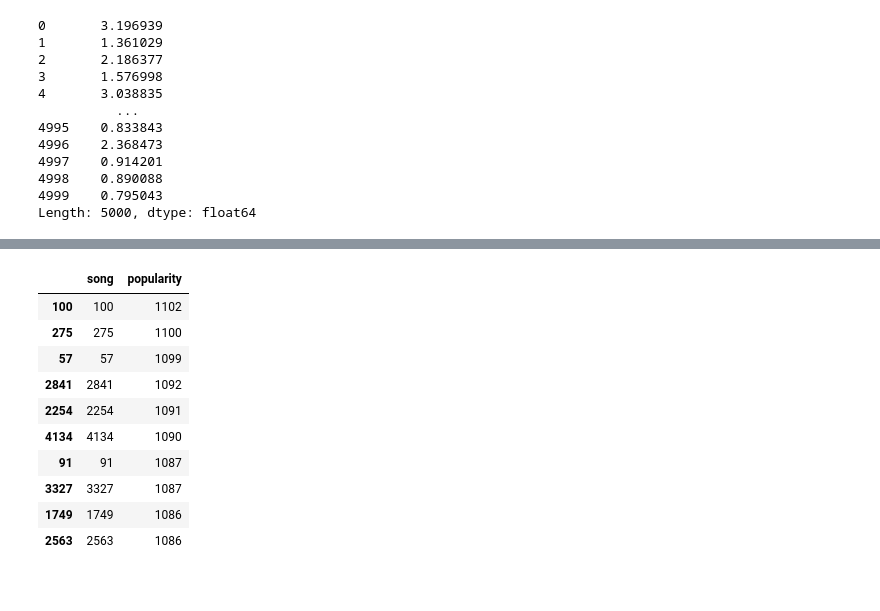
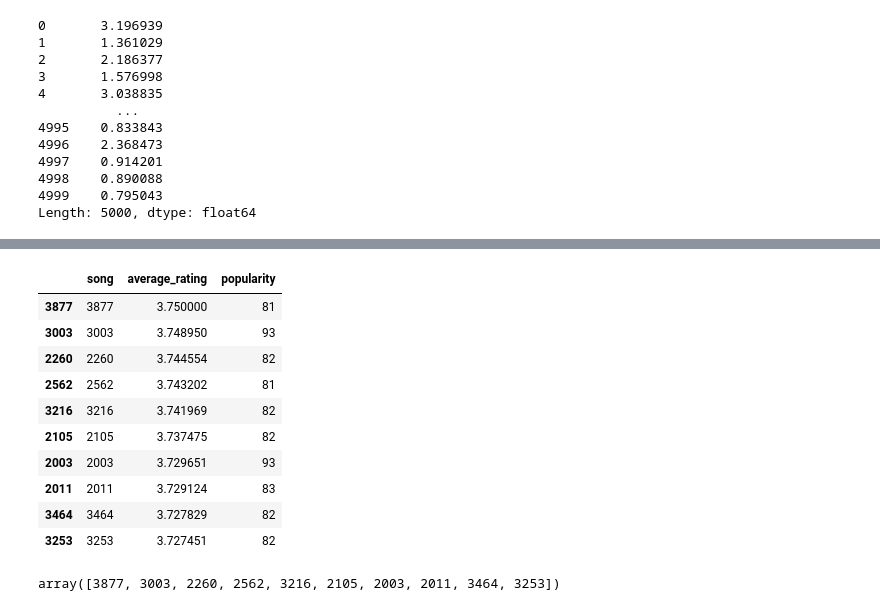
Before and after one commit to HongjinZhu/IDS-Capstone-Project, a Jupyter notebook: capsQ9.ipynb, the cells around one changed output, grey strips where cells are left out. Saved outputs shown, nothing was run; the diff lists cells and outputs as text; code cells hidden in the pictures.

```diff
--- a/capsQ9.ipynb
+++ b/capsQ9.ipynb
@@ -75 +59,3 @@ Length: 5000, dtype: int64
+# %%
+popularity = songs_df['popularity']
 # %%
@@ -84,17 +82,21 @@ P-value: 0.9782331450095998
 # %%
-song_popularity = pd.DataFrame({'song': popularity.index, 'popularity': popularity.values})
-sorted_songs = song_popularity.sort_values(by='popularity', ascending=False)
+song_popularity = pd.DataFrame({'song': popularity.index, 'average_rating': mean_ratings.values, 'popularity': popularity.values})
+sorted_songs = song_popularity.sort_values(by='average_rating', ascending=False)
 rec_songs = sorted_songs.head(10)
-rec_songs[['song', 'popularity']]
+rec_songs
 # %% [output]
-|  | song | popularity |
-| 100 | 100 | 1102 |
-| 275 | 275 | 1100 |
-| 57 | 57 | 1099 |
-| 2841 | 2841 | 1092 |
-| 2254 | 2254 | 1091 |
-| 4134 | 4134 | 1090 |
-| 91 | 91 | 1087 |
-| 3327 | 3327 | 1087 |
-| 1749 | 1749 | 1086 |
-| 2563 | 2563 | 1086 |
+|  | song | average_rating | popularity |
+| 3877 | 3877 | 3.750000 | 81 |
+| 3003 | 3003 | 3.748950 | 93 |
+| 2260 | 2260 | 3.744554 | 82 |
+| 2562 | 2562 | 3.743202 | 81 |
+| 3216 | 3216 | 3.741969 | 82 |
+| 2105 | 2105 | 3.737475 | 82 |
+| 2003 | 2003 | 3.729651 | 93 |
+| 2011 | 2011 | 3.729124 | 83 |
+| 3464 | 3464 | 3.727829 | 82 |
+| 3253 | 3253 | 3.727451 | 82 |
+# %%
+rec_songs['song'].values
+# %% [output]
+array([3877, 3003, 2260, 2562, 3216, 2105, 2003, 2011, 3464, 3253])
```
Also changed, not shown: parts of 3 cells of this notebook, 2 other files.
